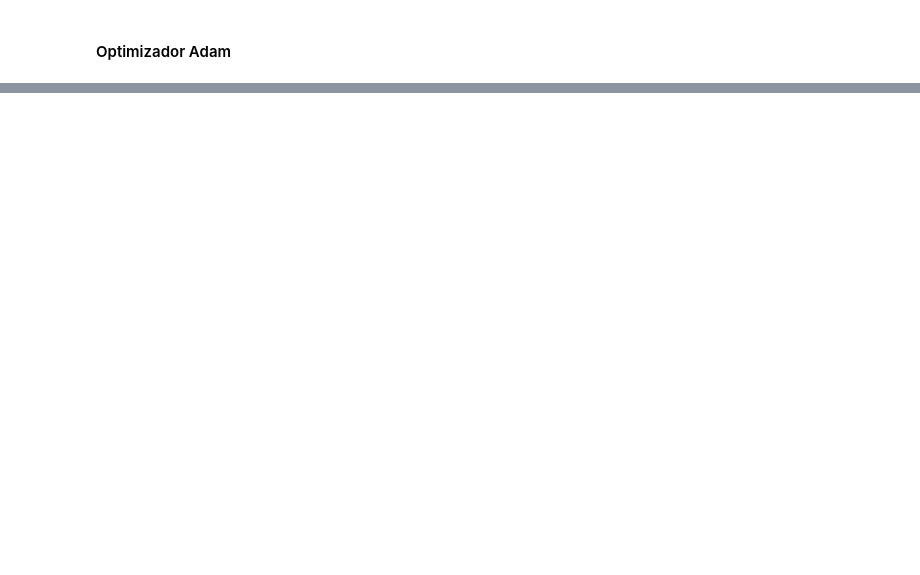
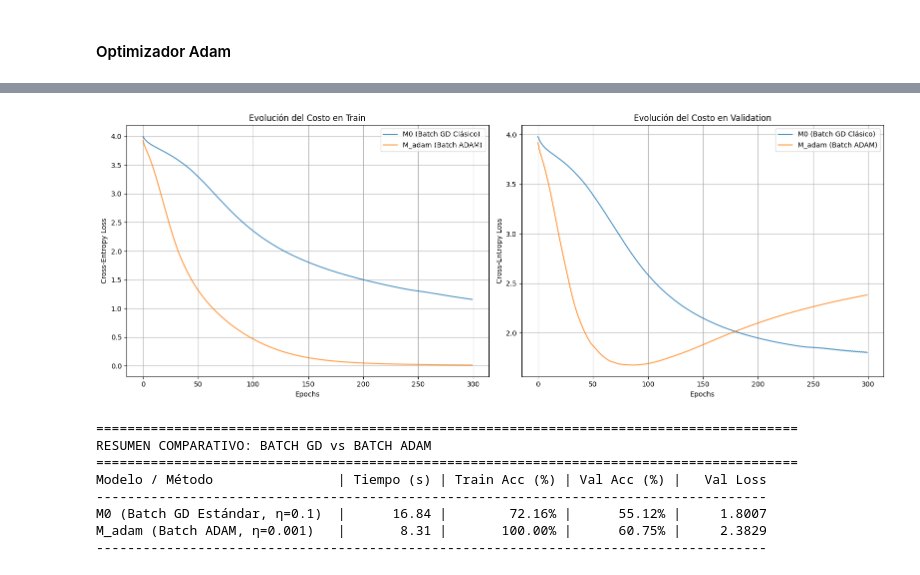
Before and after one commit to Santicar575/TP3_ML_Redes_Neuronales, a Jupyter notebook: notebooks/Entrega_TP3.ipynb, the cells around one changed output, grey strips where cells are left out. Cells and saved outputs as stored; diff of their text form; code cells hidden in the pictures; blank space fills up the shorter version.

```diff
--- a/notebooks/Entrega_TP3.ipynb
+++ b/notebooks/Entrega_TP3.ipynb
@@ -670,0 +759,56 @@ Esto demuestra que el ruido estocástico inherente a la estimación del gradient
+# %%
+fig, axes = plt.subplots(1, 2, figsize=(16, 6))
+
+# Train Loss
+axes[0].plot(train_loss_M0, label='M0 (Batch GD Clásico)', alpha=0.8)
+axes[0].plot(train_loss_adam, label='M_adam (Batch ADAM)', alpha=0.8)
+axes[0].set_title('Evolución del Costo en Train')
+axes[0].set_xlabel('Epochs')
+axes[0].set_ylabel('Cross-Entropy Loss')
+axes[0].legend()
+axes[0].grid(True)
+
+# Validation Loss
+axes[1].plot(val_loss_M0, label='M0 (Batch GD Clásico)', alpha=0.8)
+axes[1].plot(val_loss_adam, label='M_adam (Batch ADAM)', alpha=0.8)
+axes[1].set_title('Evolución del Costo en Validation')
+axes[1].set_xlabel('Epochs')
+axes[1].set_ylabel('Cross-Entropy Loss')
+axes[1].legend()
+axes[1].grid(True)
+
+plt.tight_layout()
+plt.show()
+
+y_pred_M0_train = predict_classes(M0, X_train_full)
+y_pred_M0_val = predict_classes(M0, X_val_full)
+acc_M0_train = np.mean(y_pred_M0_train == y_train) * 100
+acc_M0_val = np.mean(y_pred_M0_val == y_val) * 100
+
+y_pred_adam_train = predict_classes(M_adam, X_train_full)
+y_pred_adam_val = predict_classes(M_adam, X_val_full)
+acc_adam_train = np.mean(y_pred_adam_train == y_train) * 100
+acc_adam_val = np.mean(y_pred_adam_val == y_val) * 100
+
+print("\n" + "="*90)
+print("RESUMEN COMPARATIVO: BATCH GD vs BATCH ADAM")
+print("="*90)
+
+header = f"{'Modelo / Método':<30} | {'Tiempo (s)':>10} | {'Train Acc (%)':>13} | {'Val Acc (%)':>11} | {'Val Loss':>10}"
+sep = "-" * len(header)
+print(header)
+print(sep)
+
+print(f"{'M0 (Batch GD Estándar, η=0.1)':<30} | {training_time_M0:>10.2f} | {acc_M0_train:>12.2f}% | {acc_M0_val:>10.2f}% | {val_loss_M0[-1]:>10.4f}")
+print(f"{'M_adam (Batch ADAM, η=0.001)':<30} | {time_adam:>10.2f} | {acc_adam_train:>12.2f}% | {acc_adam_val:>10.2f}% | {val_loss_adam[-1]:>10.4f}")
+print(sep)
+# %% [output]
+[figure, added]
+==========================================================================================
+RESUMEN COMPARATIVO: BATCH GD vs BATCH ADAM
+==========================================================================================
+Modelo / Método                | Tiempo (s) | Train Acc (%) | Val Acc (%) |   Val Loss
+--------------------------------------------------------------------------------------
+M0 (Batch GD Estándar, η=0.1)  |      16.84 |        72.16% |      55.12% |     1.8007
+M_adam (Batch ADAM, η=0.001)   |       8.31 |       100.00% |      60.75% |     2.3829
+--------------------------------------------------------------------------------------
```
Also changed, not shown: parts of 19 cells of this notebook, 1 other file.
